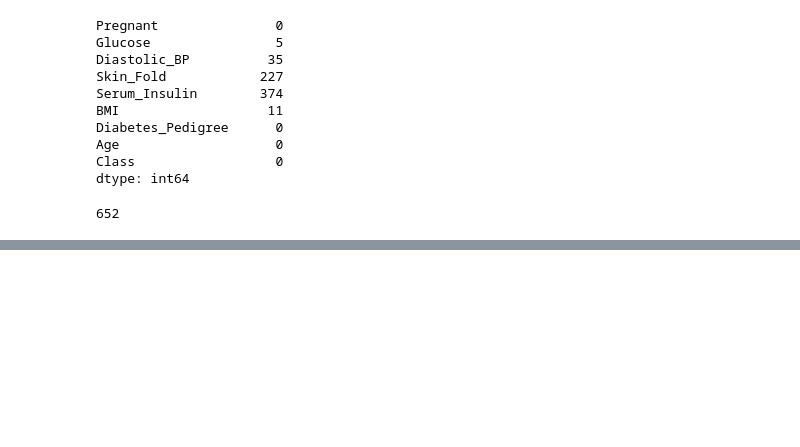
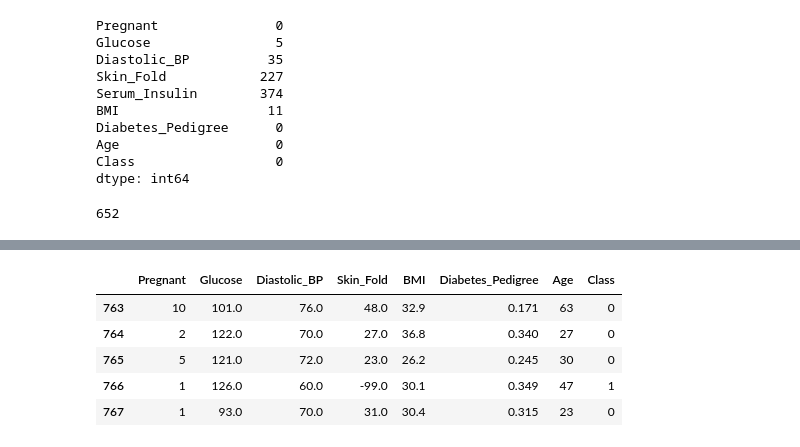
Before and after one commit to becauseiliketolike/Data-Warehousing-and-Data-Mining, a Jupyter notebook: Lab03/Lab03.ipynb, the cells around one changed output, grey strips where cells are left out. Saved outputs shown, nothing was run; the diff lists cells and outputs as text; code cells hidden in the pictures; blank space fills up the shorter version.

```diff
--- a/Lab03/Lab03.ipynb
+++ b/Lab03/Lab03.ipynb
@@ -77,0 +137,9 @@ data.drop(['Pregnant'], axis=1)
+# %%
+diabetes_df.replace(to_replace=np.nan, value=-99).tail()
+# %% [output]
+|  | Pregnant | Glucose | Diastolic_BP | Skin_Fold | BMI | Diabetes_Pedigree | Age | Class |
+| 763 | 10 | 101.0 | 76.0 | 48.0 | 32.9 | 0.171 | 63 | 0 |
+| 764 | 2 | 122.0 | 70.0 | 27.0 | 36.8 | 0.340 | 27 | 0 |
+| 765 | 5 | 121.0 | 72.0 | 23.0 | 26.2 | 0.245 | 30 | 0 |
+| 766 | 1 | 126.0 | 60.0 | -99.0 | 30.1 | 0.349 | 47 | 1 |
+| 767 | 1 | 93.0 | 70.0 | 31.0 | 30.4 | 0.315 | 23 | 0 |
```
Also changed, not shown: parts of 37 cells of this notebook.
